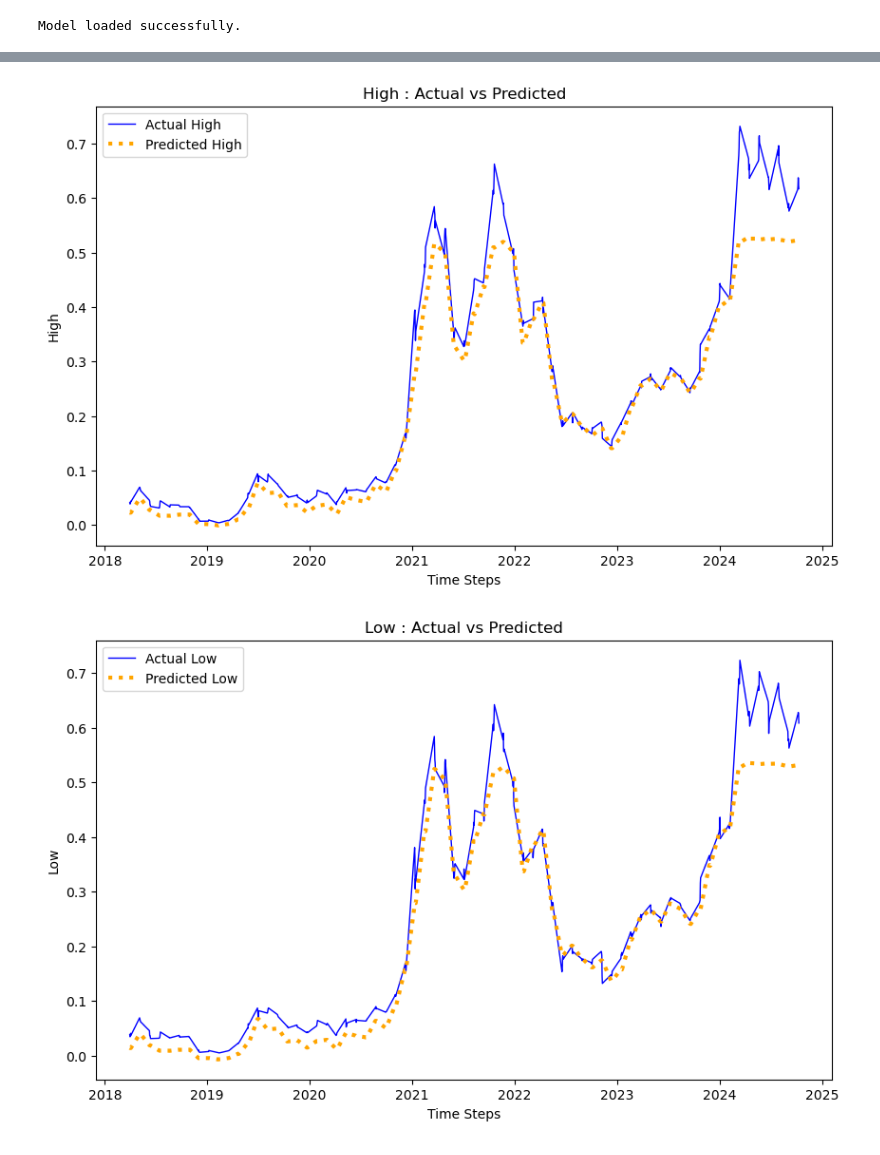
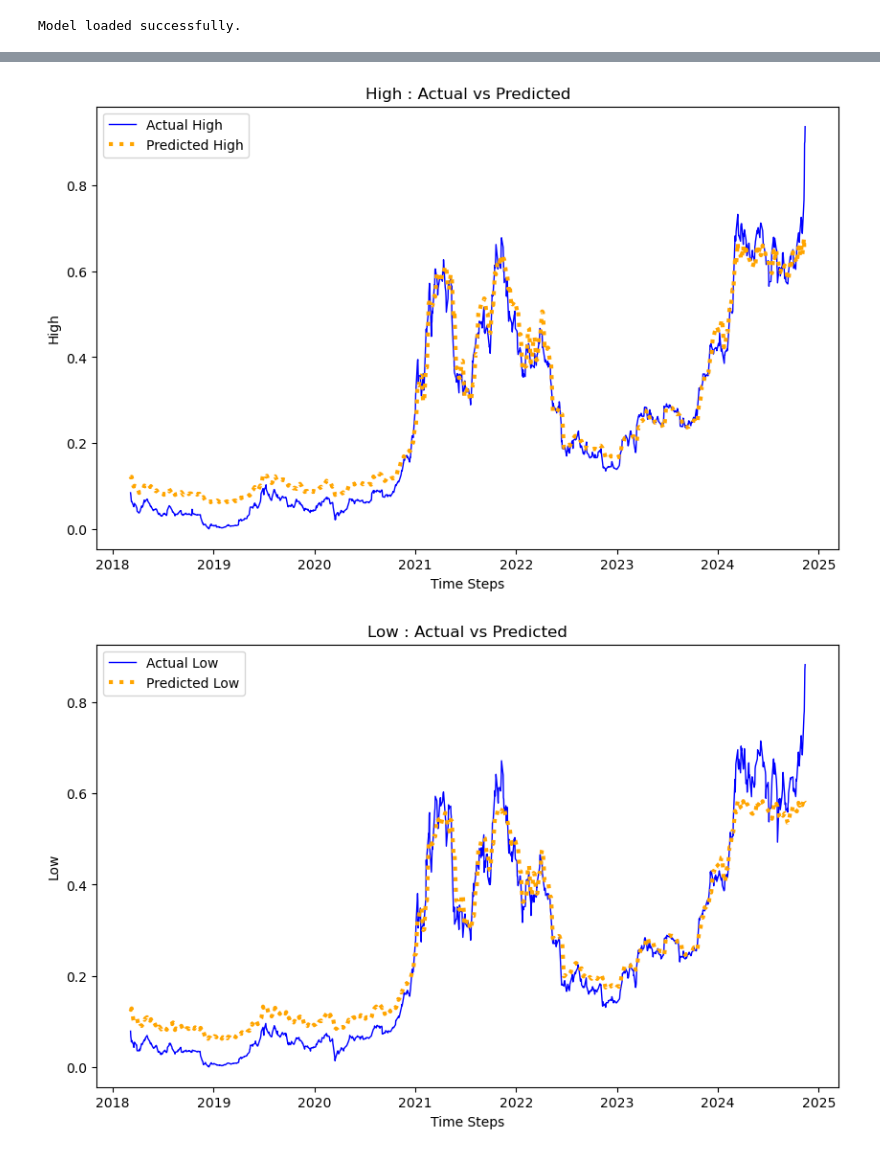
Before and after one commit to Ahmedh12/OHLC-Prices-Predictor, a Jupyter notebook: notebooks/model_verification.ipynb, the cells around one changed output, grey strips where cells are left out. Drawn from its saved outputs; the diff is of its cells as text; code cells hidden in the pictures.

```diff
--- a/notebooks/model_verification.ipynb
+++ b/notebooks/model_verification.ipynb
@@ -7,4 +7,7 @@ sys.path.append(os.path.abspath(os.path.join(os.getcwd(), "..")))
 from data.data_loader import get_data_loaders
 from config.utils import load_config
 from utils import *
+# %%
+#plots Save path
+plots_save_path = lambda x:  f"..\\Report Plots\\Transformers\\{x}"
 # %%
@@ -71,9 +45,10 @@ R-squared (R^2)                   0.9195
 # %%
+#config1 BTC_01/03/18
 test_model_plot_window(
-    "config_1",
-    "model_2024-12-01_23-30-08_epoch_98_mse_0.0010335575498174876.pth",
+    "config_2",
+    "model_2025-01-01_19-14-52_epoch_50_mse_0.0024255583744629155.pth",
     "BTC_USD Bitfinex Historical Data_010318_281124_processed.csv",
-    pred_cycle_count = 0
-)
+    pred_cycle_count = 0,
+    save_file_path = plots_save_path("BTC"))
 # %% [output]
 Model loaded successfully.
@@ -82,4 +57,4 @@ Model loaded successfully.
-[figure, old version]
+[figure, new version]
-[figure, old version]
+[figure, new version]
 Metric                             Value for Price
 -----------------------------------------------------------------
```
Also changed, not shown: parts of 9 cells of this notebook, 26 other files.
